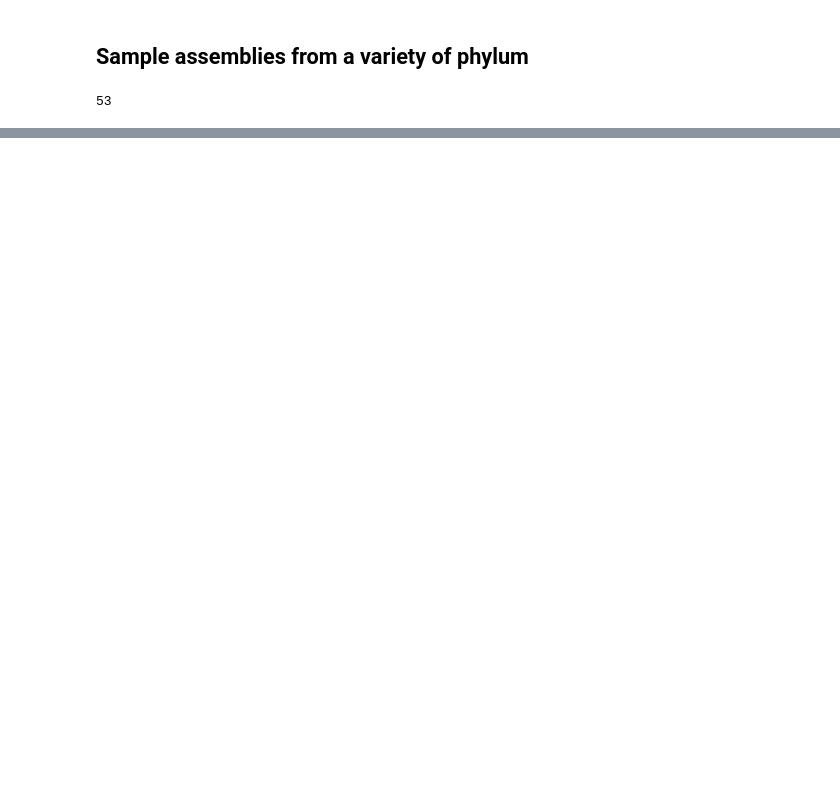
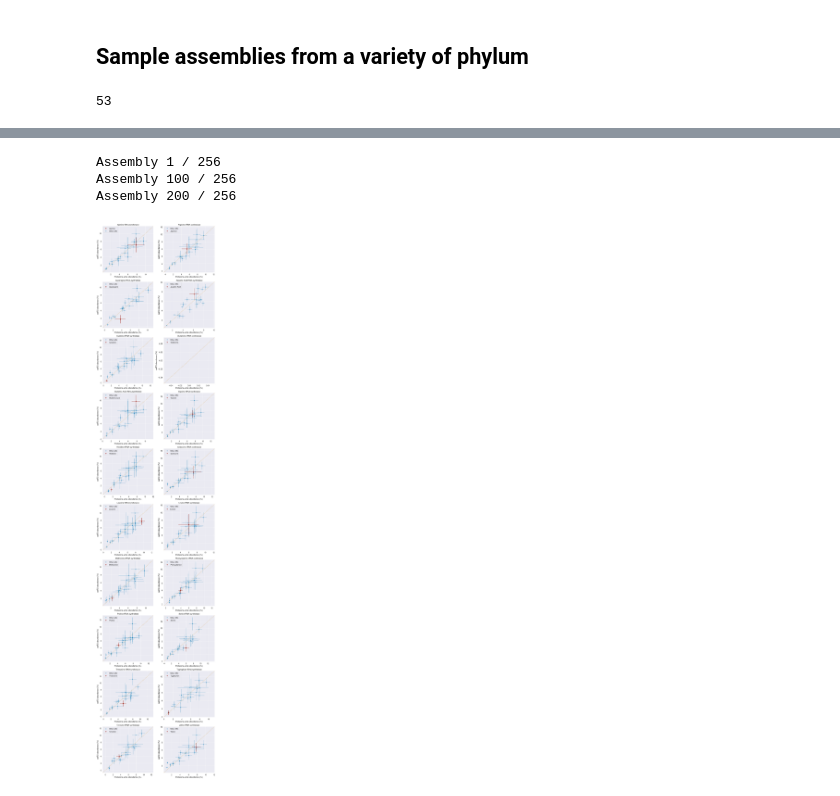
Before and after one commit to srom/nbias, a Jupyter notebook: notebook/Protein domain results (amino acid distribution).ipynb, the cells around one changed output, grey strips where cells are left out. Cells and saved outputs as stored; diff of their text form; code cells hidden in the pictures; blank space fills up the shorter version.

```diff
--- a/notebook/Protein domain results (amino acid distribution).ipynb
+++ b/notebook/Protein domain results (amino acid distribution).ipynb
@@ -422,0 +546,11 @@ Val
+# %%
+# Achaea only
+archaea_complete_genomes_df = complete_genomes_df[complete_genomes_df['domain'] == 'Archaea'].copy()
+x_arc, y_arc = cognate_aa_proteome_vs_aars__data(archaea_complete_genomes_df, trna_synt_tigr_ids)
+f_arc = cognate_aa_proteome_vs_aars__plot(x_arc, y_arc, trna_synt_tigr_ids, aa_cols)
+f_arc.savefig(os.path.join(cwd, 'report/figures/cognate_aa_proteome_vs_aars_archaea_only.pdf'), bbox_inches='tight')
+# %% [output]
+Assembly 1 / 256
+Assembly 100 / 256
+Assembly 200 / 256
+[figure, added]
```
Also changed, not shown: parts of 12 cells of this notebook, 3 other files.
